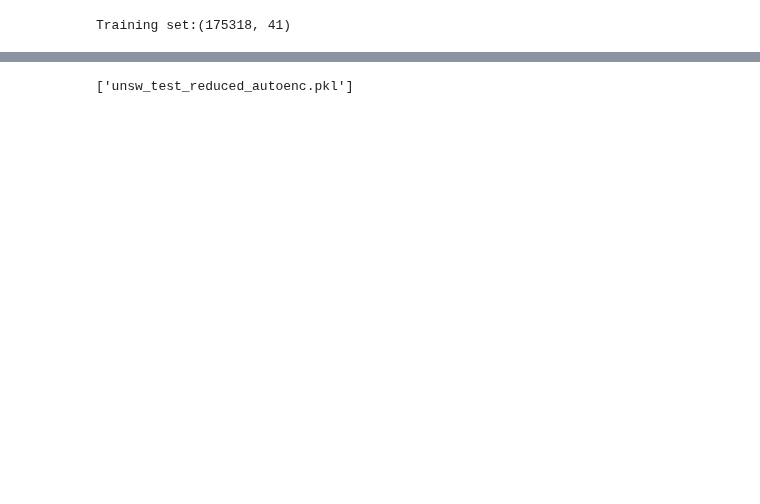
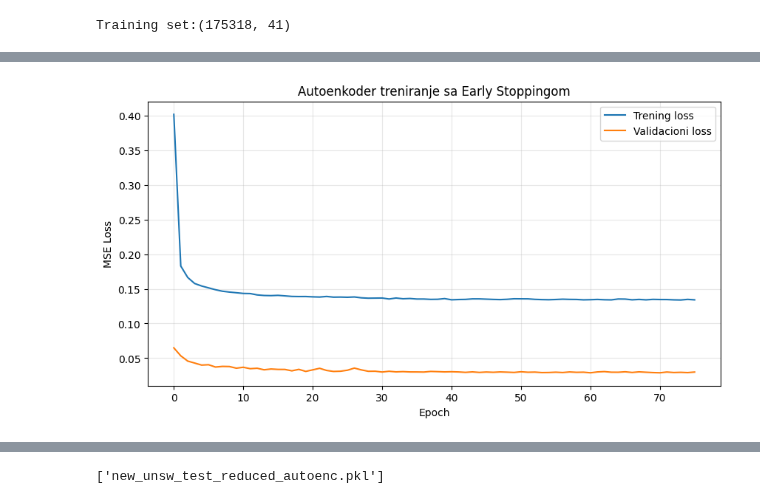
Before and after one commit to tamar444/ml-unsw-nb15, a Jupyter notebook: 01_preprocessing_autoencoders.ipynb, the cells around one changed output, grey strips where cells are left out. Cells and saved outputs as stored; diff of their text form; code cells hidden in the pictures; blank space fills up the shorter version.

Commit message:
added nn training

```diff
--- a/01_preprocessing_autoencoders.ipynb
+++ b/01_preprocessing_autoencoders.ipynb
@@ -15,31 +16,65 @@ print("Training set:" + str(X_train_val.shape))
 # %% [output]
 Training set:(175318, 41)
 # %%
+#arhitektura i treniranje autoenkodera
+
 input_dim = 41
-encoding_dim = 16       # dimenzija za bottleneck sloj
+encoding_dim = 20
 
 input_layer = Input(shape=(input_dim,))
 encoded = Dense(32, activation='relu')(input_layer)
+encoded = BatchNormalization()(encoded)
+encoded = Dropout(0.2)(encoded)
+
 bottleneck = Dense(encoding_dim, activation='relu')(encoded)
+
 decoded = Dense(32, activation='relu')(bottleneck)
+decoded = BatchNormalization()(decoded)
+decoded = Dropout(0.2)(decoded)
 output_layer = Dense(input_dim, activation='linear')(decoded)
 
 autoencoder = Model(inputs=input_layer, outputs=output_layer)
-autoencoder.compile(optimizer=Adam(learning_rate=1e-3), loss='mse')
+autoencoder.compile(optimizer=Adam(learning_rate=1e-3), loss='mse', metrics=['mae'])
 
-autoencoder.fit(
-    X_train_val, X_train_val,
-    epochs=25,
-    batch_size=256,
-    shuffle=True,
-    validation_split=0.1,
+early_stop = EarlyStopping(
+    monitor='val_loss',
+    patience=15,
+    restore_best_weights=True
+)
+
+reduce_lr = ReduceLROnPlateau(
+    monitor='val_loss',
+    factor=0.5,
+    patience=7,
+    min_lr=1e-6,
     verbose=1
 )
 
+history = autoencoder.fit(
+    X_train_val, X_train_val,
+    epochs=150,
+    batch_size=128,
+    shuffle=True,
+    validation_split=0.1,
+    verbose=1,
+    callbacks=[early_stop, reduce_lr]
+)
+
+plt.figure(figsize=(10, 5))
+plt.plot(history.history['loss'], label='Trening loss')
+plt.plot(history.history['val_loss'], label='Validacioni loss')
+plt.xlabel('Epoch')
+plt.ylabel('MSE Loss')
+plt.title('Autoenkoder treniranje sa Early Stoppingom')
+plt.legend()
+plt.grid(True, alpha=0.3)
+plt.show()
+
+#redukcija dimenzionalnosti
 encoder = Model(inputs=input_layer, outputs=bottleneck)
-
 X_train_reduced = encoder.predict(X_train_val)
 X_test_reduced = encoder.predict(X_test)
 
-print("Dimenzije nakon redukcije:", X_train_reduced.shape, X_test_reduced.shape)
+print(f"Originalne dimenzije: {X_train_val.shape}")
+print(f"Redukovane dimenzije: {X_train_reduced.shape}")
 # %% [output]
@@ -62,0 +98 @@ Dimenzije nakon redukcije: (175318, 16) (82328, 16)
+[figure, added]
@@ -63,5 +103,5 @@ Dimenzije nakon redukcije: (175318, 16) (82328, 16)
 # %%
-joblib.dump((X_train_reduced, y_train_val), "unsw_train_reduced_autoenc.pkl")
-joblib.dump((X_test_reduced, y_test), "unsw_test_reduced_autoenc.pkl")
+joblib.dump((X_train_reduced, y_train_val), "new_unsw_train_reduced_autoenc.pkl")
+joblib.dump((X_test_reduced, y_test), "new_unsw_test_reduced_autoenc.pkl")
 # %% [output]
-['unsw_test_reduced_autoenc.pkl']
+['new_unsw_test_reduced_autoenc.pkl']
```
Also changed, not shown: parts of 2 cells of this notebook, 2 other files.
